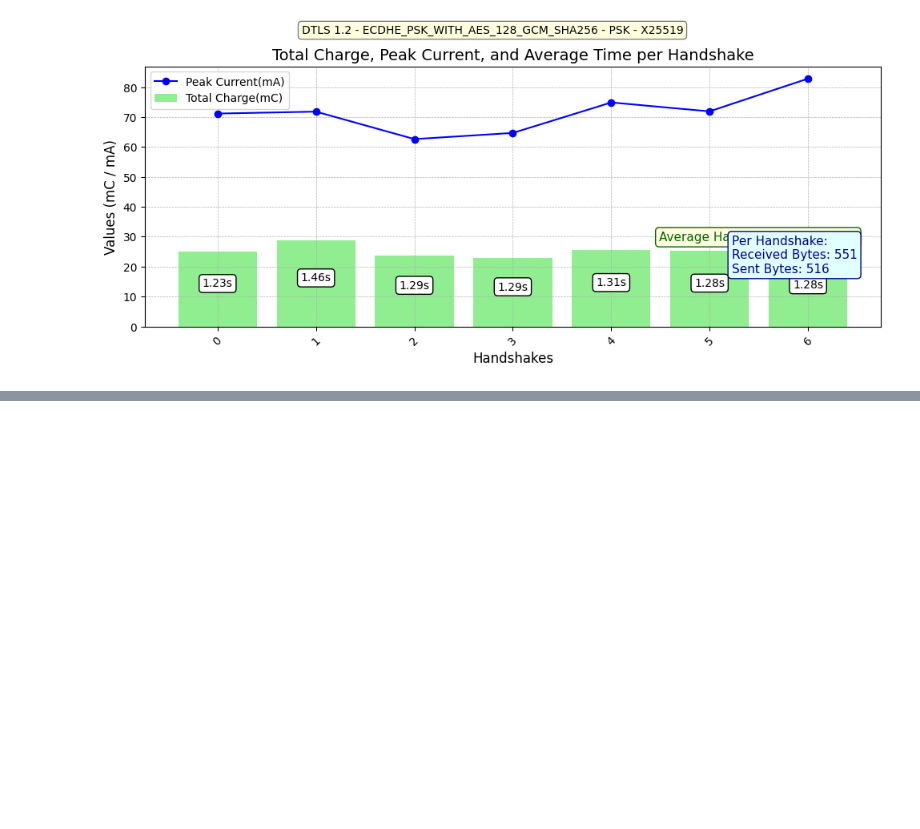
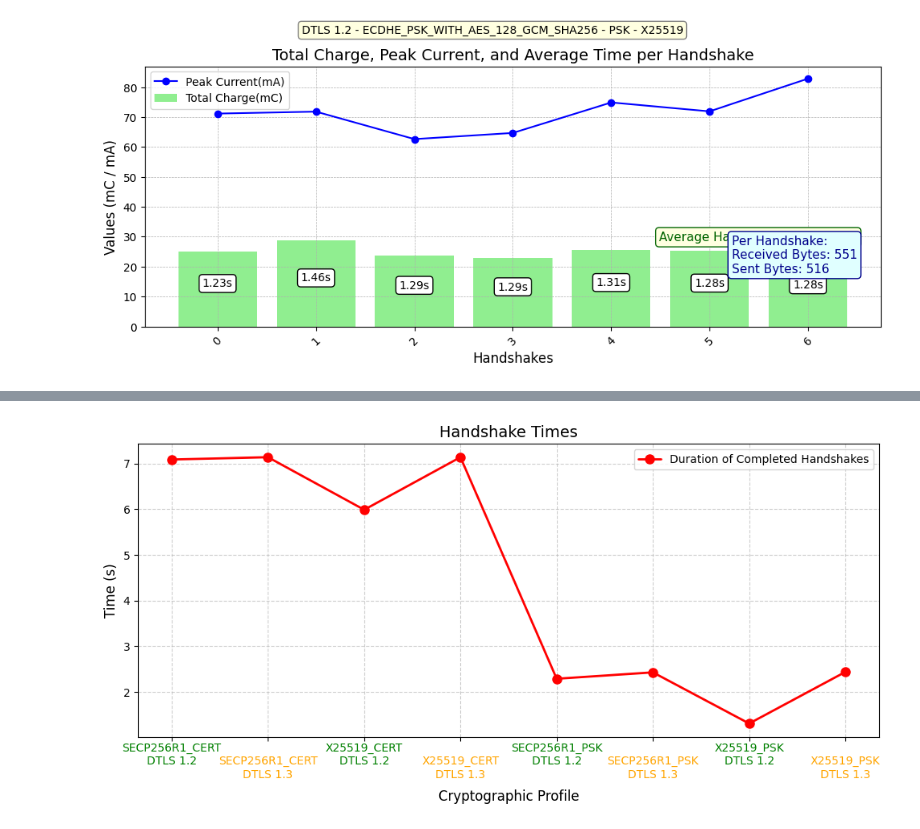
Before and after one commit to Johann-Zurner/DTLS_CoAP_Client, a Jupyter notebook: extra_thesis_material/python_plots.ipynb, the cells around one changed output, grey strips where cells are left out. Drawn from its saved outputs; the diff is of its cells as text; code cells hidden in the pictures; blank space fills up the shorter version.

Commit message:
Graph improvements

```diff
--- a/extra_thesis_material/python_plots.ipynb
+++ b/extra_thesis_material/python_plots.ipynb
@@ -887,0 +845,13 @@ Current working directory: c:\Users\jzurn\Documents\Bachelor\DTLS_CoAP_Client\ex
+# %%
+print(result_df)
+
+result_df["ciphersuite"] = result_df["ciphersuite"].str.replace(
+    r"(v1_\d)_.*?_noCID_", r"\1_", regex=True
+)
+result_df["ciphersuite"] = result_df["ciphersuite"].str.replace(r"v1_2_", "", regex=False)
+result_df["ciphersuite"] = result_df["ciphersuite"].str.replace(r"v1_3_", "", regex=False)
+#result_df["ciphersuite"] = result_df["ciphersuite"].str.lower()
+
+print(result_df)
+final_values = rf"{base_path}\finalvalues.csv"
+result_df.to_csv(final_values, index=False)
@@ -887,0 +876,48 @@ Current working directory: c:\Users\jzurn\Documents\Bachelor\DTLS_CoAP_Client\ex
+# %%
+# Plot without index numbers, with adjusted x-labels and "Cipher Suite" positioned below
+fig, ax = plt.subplots(figsize=(10, 5))
+short_labels = [
+    f"{label}\nDTLS 1.2\n" if i % 2 == 0 else f"\n{label}\nDTLS 1.3\n"
+    for i, label in enumerate(result_df["ciphersuite"])
+]
+label_colors = ["green" if i % 2 == 0 else "orange" for i in range(len(short_labels))]
+
+x_labels = range(len(short_labels))  # Numeric x-axis for alignment
+
+# Plot the data
+plt.plot(
+    x_labels,
+    result_df["ppk_time"],
+    color="red",
+    marker="o",
+    markersize=8,
+    label="Duration of Completed Handshakes",
+    linewidth=2,  # Increase line width for better effect
+    solid_capstyle="round"  # Round line ends
+)
+
+# Set x-ticks and individually color the x-labels without showing numeric indices
+ax.set_xticks(x_labels)
+ax.set_xticklabels([])  # Remove numeric indices
+
+# Manually add the custom-colored labels closer to the graph
+for tick, label, color in zip(ax.get_xticks(), short_labels, label_colors):
+    ax.text(
+        tick, -0.02, label, fontsize=10, color=color, ha='center', va='top',
+        transform=ax.get_xaxis_transform()
+    )
+
+
+# Adjust x-axis label placement
+ax.set_xlabel("Cryptographic Profile", fontsize=12, labelpad=40)  # Adjust spacing with `labelpad`
+ax.set_ylabel("Time (s)", fontsize=12)
+ax.set_title("Handshake Times", fontsize=14)
+ax.legend()
+ax.grid(True, linestyle='--', alpha=0.6)
+
+plt.tight_layout()
+plot_file = rf"{base_path}\handshake_times.png"
+plt.savefig(plot_file)
+plt.show()
+# %% [output]
+[figure, added]
```
Also changed, not shown: parts of 20 cells of this notebook.
